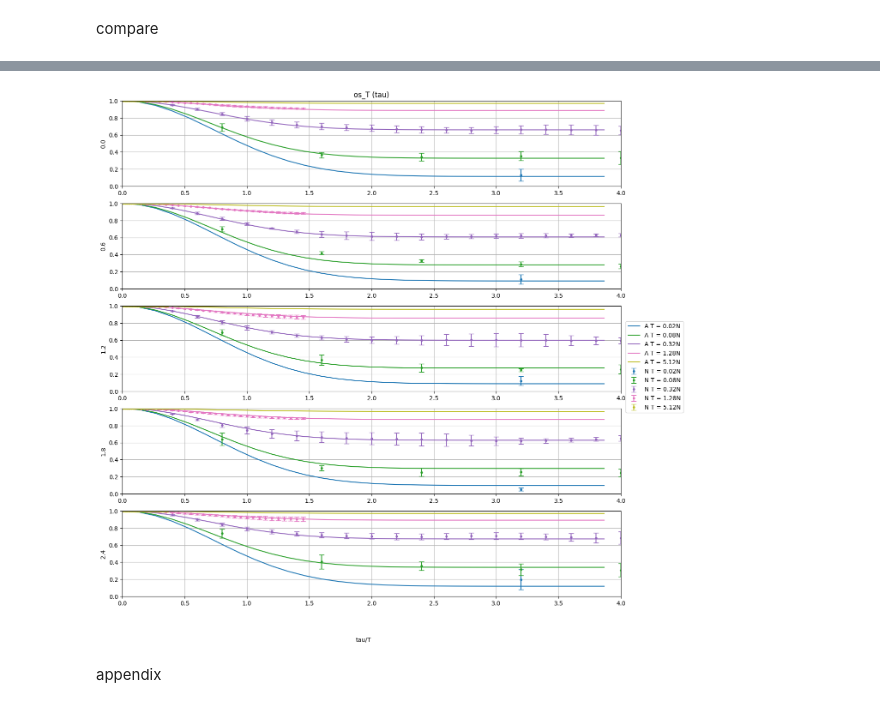
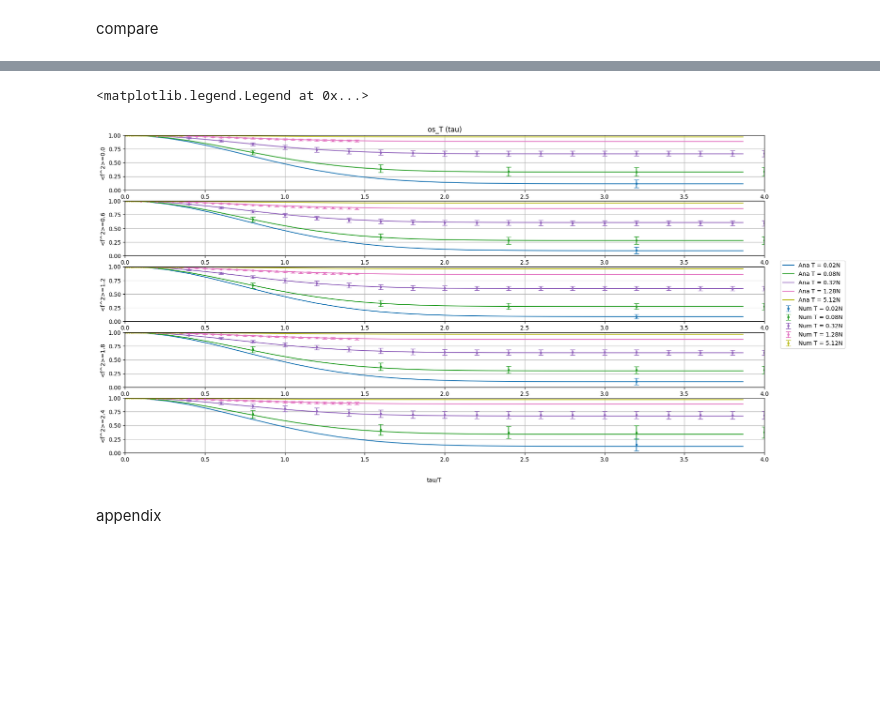
Before and after one commit to zhaoz0314/random-EI, a Jupyter notebook: pseudospatial/predictions.ipynb, the cells around one changed output, grey strips where cells are left out. Saved outputs shown, nothing was run; the diff lists cells and outputs as text; code cells hidden in the pictures; blank space fills up the shorter version.

```diff
--- a/pseudospatial/predictions.ipynb
+++ b/pseudospatial/predictions.ipynb
@@ -532,42 +510,43 @@ fig.legend(loc = "outside right")
 # %%
 # numerics
 def lagged_val_stat_s_fct(stat_s_wrt_amp_s):
   return([jnp.concatenate([fct(stat_s, axis = (0, 2, 3, 4))
                            for stat_s in stat_s_wrt_amp_s], axis = 0)
           for fct in [jnp.mean, jnp.std]])
 
 lagged_val_stat_s = lagged_val_stat_s_fct([lagged_os_s_free, lagged_os_s])
 
 
 # plot
-[fig, subfig_s] = plt.subplots(len(ext_unscaled_std_s), 1, figsize = (15,15), squeeze = False)
+[fig, subfig_s] = plt.subplots(len(ext_unscaled_std_s), 1, figsize = (20, 10), squeeze = False)
 
 for ext_unscaled_std_idx in range(len(ext_unscaled_std_s)):
   for sim_window_len_idx in range(len(sim_window_len_s)):
     window_len_idx = better_searchsorted(window_len_s, sim_window_len_s[sim_window_len_idx])
     subfig_s[ext_unscaled_std_idx, 0
     ].plot(rescaled_relative_lag_s,
            prediction_s[ext_unscaled_std_idx][1][1][sim_part_n_idx, window_len_idx, :],
            color = color_s[window_len_idx],
-           label = ("A T = {:.2f}N".format(window_len_s[window_len_idx] / part_n_s[sim_part_n_idx])
+           label = ("Ana T = {:.2f}N".format(window_len_s[window_len_idx] / part_n_s[sim_part_n_idx])
                     if ext_unscaled_std_idx == 0 else ""))
     subfig_s[ext_unscaled_std_idx, 0
-    ].errorbar(samp_sep_s  / sim_window_len_s[sim_window_len_idx], lagged_val_stat_s[0][ext_unscaled_std_idx, sim_window_len_idx],
+    ].errorbar(samp_sep_s  / sim_window_len_s[sim_window_len_idx],
+               lagged_val_stat_s[0][ext_unscaled_std_idx, sim_window_len_idx],
                           yerr = lagged_val_stat_s[1][ext_unscaled_std_idx, sim_window_len_idx], capsize = 4,
-                          label = ("N T = {:.2f}N".format(window_len_s[window_len_idx] / part_n_s[sim_part_n_idx])
+                          label = ("Num T = {:.2f}N".format(window_len_s[window_len_idx] / part_n_s[sim_part_n_idx])
                     if ext_unscaled_std_idx == 0 else ""),
                           color = color_s[window_len_idx],
                                    linestyle = "", marker = ".")
   subfig_s[ext_unscaled_std_idx, 0].set(xlim = (0, 4), ylim = (0,1),
-                                        ylabel = "{0:.1f}".format(ext_unscaled_std_s[ext_unscaled_std_idx]))
-fig.legend(loc = "outside right")
+                                        ylabel = "<f^2>={0:.1f}".format(ext_unscaled_std_s[ext_unscaled_std_idx]))
+for subfig in subfig_s.flatten():
+  subfig.grid()
 subfig_s[0, 0].set(title = "os_T (tau)")
 fig.text(0.5, 0.04, "tau/T", ha = "center")
-
-for subfig in subfig_s.flatten():
-  subfig.grid()
+fig.legend(loc = "outside right")
 # %% [output]
+<matplotlib.legend.Legend at 0x...>
-[figure, old version]
+[figure, new version]
 # %% [markdown]
 appendix
 # %%
```
Also changed, not shown: parts of 11 cells of this notebook, 1 other file.
